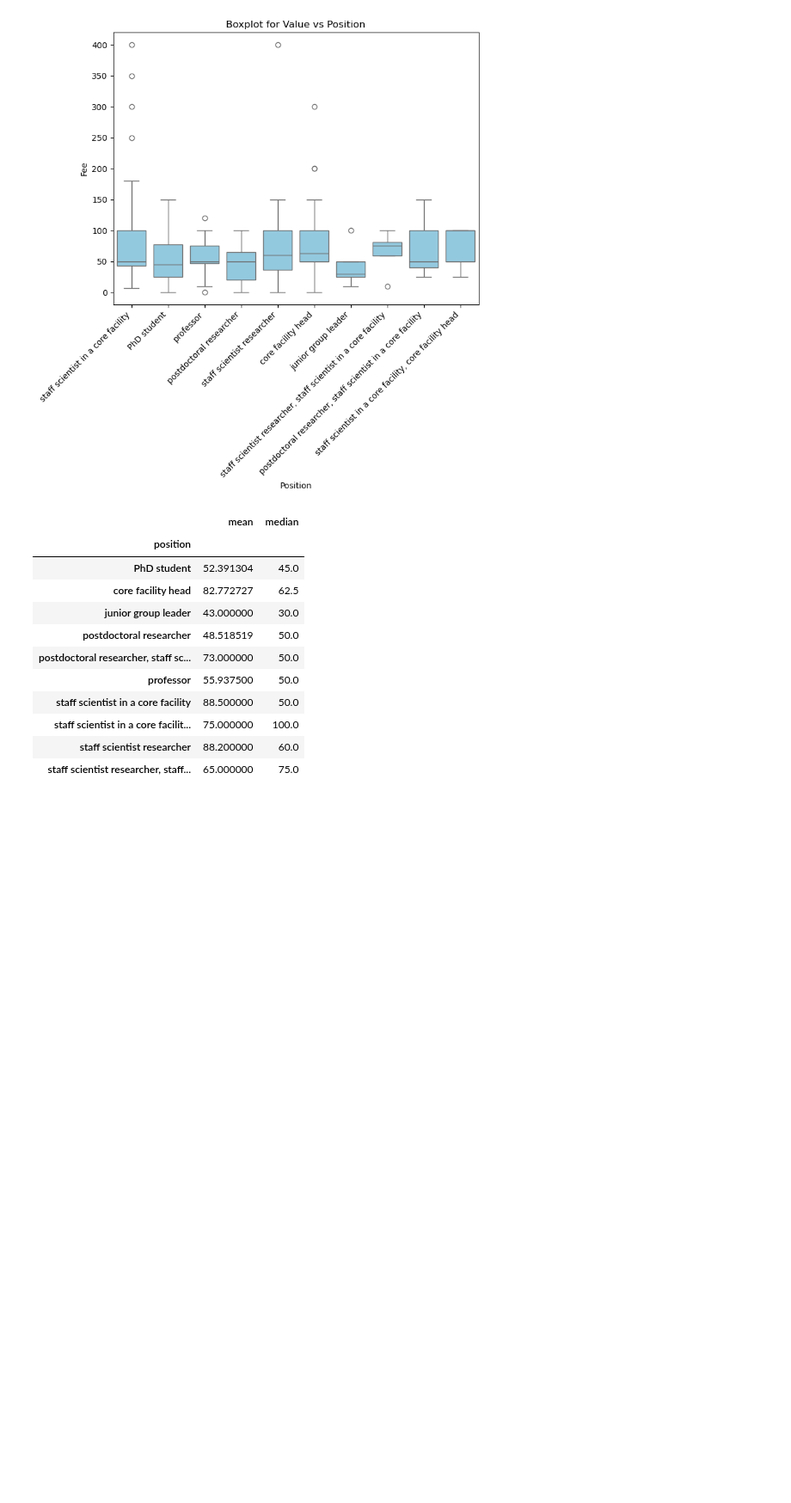
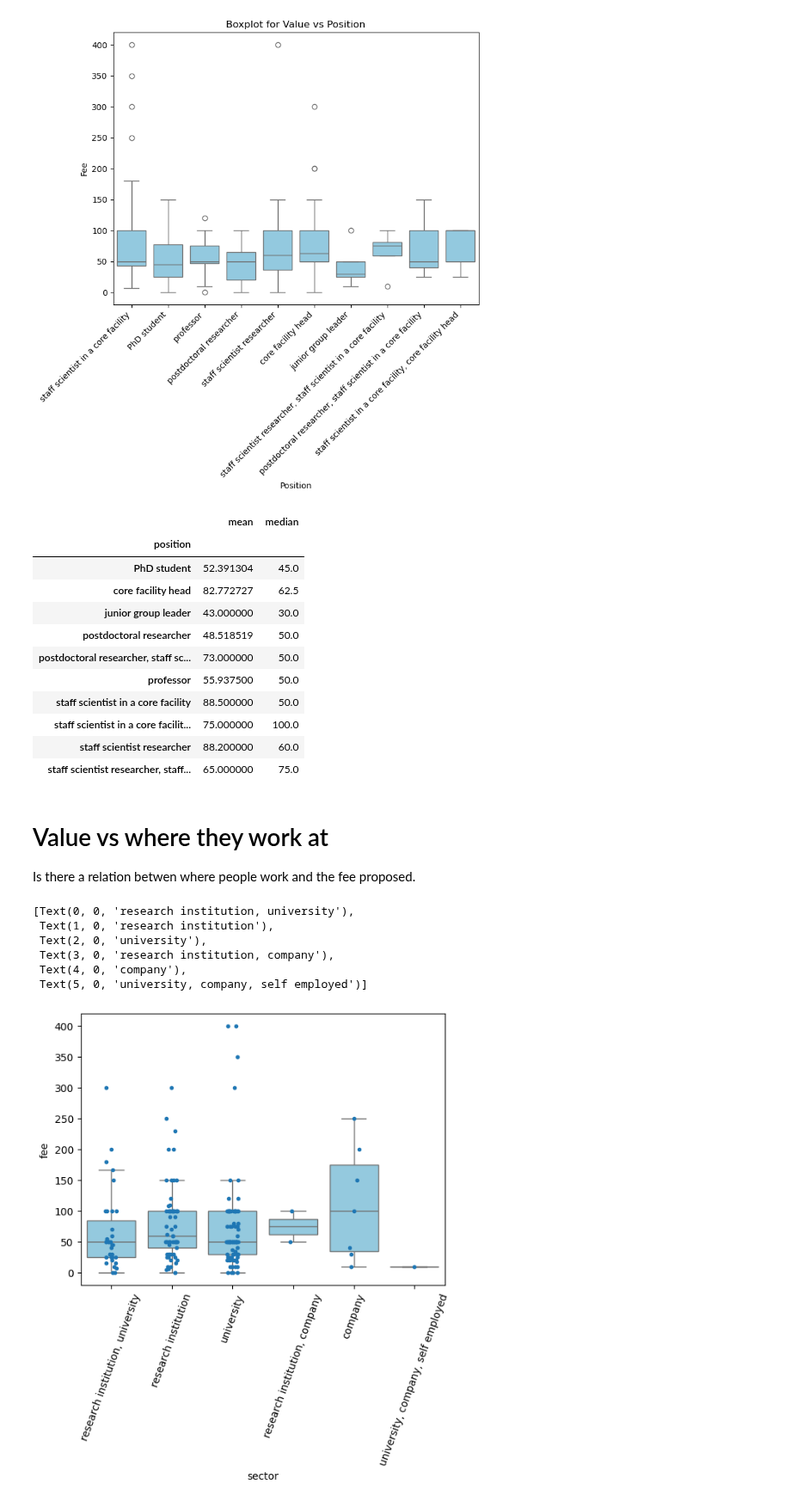
Before and after one commit to GloBIAS-BioimageAnalysts/Survey_2024, a Jupyter notebook: notebooks/membership_cost.ipynb, the cells around one changed output. Shown at 86% size. Drawn from its saved outputs; the diff is of its cells as text; code cells hidden in the pictures; blank space fills up the shorter version.

Commit message:
Add fee analysis by sector

```diff
--- a/notebooks/membership_cost.ipynb
+++ b/notebooks/membership_cost.ipynb
@@ -223,3 +223,44 @@ table
 | staff scientist in a core facilit... | 75.000000 | 100.0 |
 | staff scientist researcher | 88.200000 | 60.0 |
 | staff scientist researcher, staff... | 65.000000 | 75.0 |
+# %% [markdown]
+# Value vs where they work at
+
+Is there a relation betwen where people work and the fee proposed.
+# %%
+selected_df = df[['Q15: Please indicate what fee you would find reasonable for a full membership? The yearly fee will be used for administrative purposes first (webpage, email account, member register). Any remaining money will be used for the aims of the society as defined in its charter. \nAttention please: suggestion field is assuming an input in Euro!\n',
+         'In which of these sector(s) do you work?']].copy()
+selected_df.columns = ["fee", "sector"]
+selected_df.dropna(inplace=True)
+
+selected_df["fee"] = selected_df["fee"].replace("50-100", 75)
+selected_df["fee"] = selected_df["fee"].replace("5-25", 15)
+selected_df["fee"] = selected_df["fee"].replace("200 to 500", 300)
+selected_df["fee"] = selected_df["fee"].replace("30 PhD student/35 postdocs / 50 PI /70 industry", 45)
+
+# Now get data in float
+selected_df["fee"] = selected_df["fee"].astype(float)
+# %%
+axes = sns.stripplot(data=selected_df,
+                    x="sector",
+                    y="fee",
+                    size=4,
+                    edgecolor="gray",
+                    )
+
+sns.boxplot(data=selected_df,
+            x="sector",
+            y="fee",
+            color="skyblue",
+            fliersize=0,
+            ax=axes)
+
+axes.set_xticklabels(axes.get_xticklabels(), rotation=70)
+# %% [output]
+[Text(0, 0, 'research institution, university'),
+ Text(1, 0, 'research institution'),
+ Text(2, 0, 'university'),
+ Text(3, 0, 'research institution, company'),
+ Text(4, 0, 'company'),
+ Text(5, 0, 'university, company, self employed')]
+[figure, added]
```
